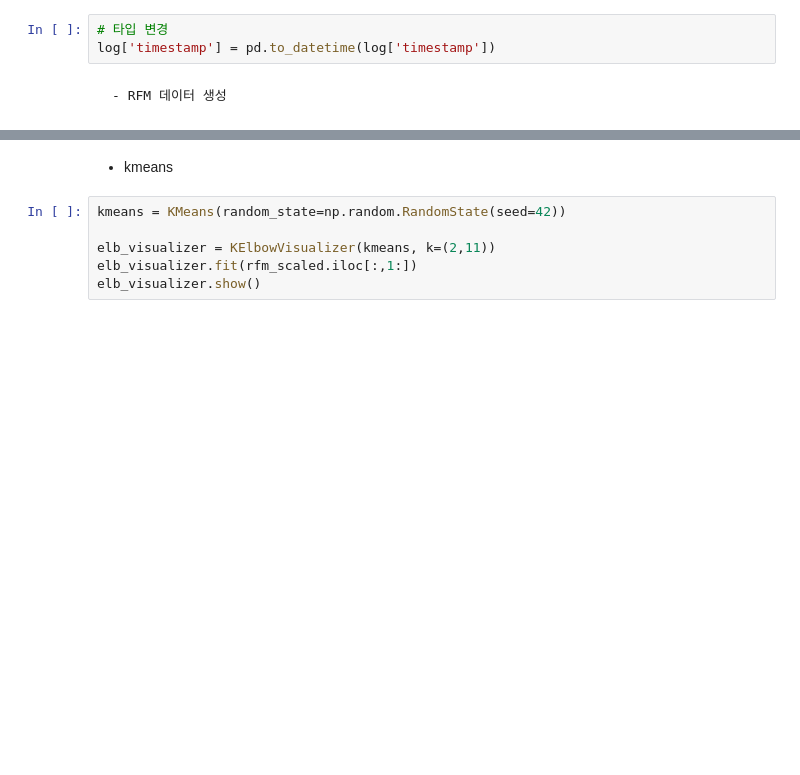
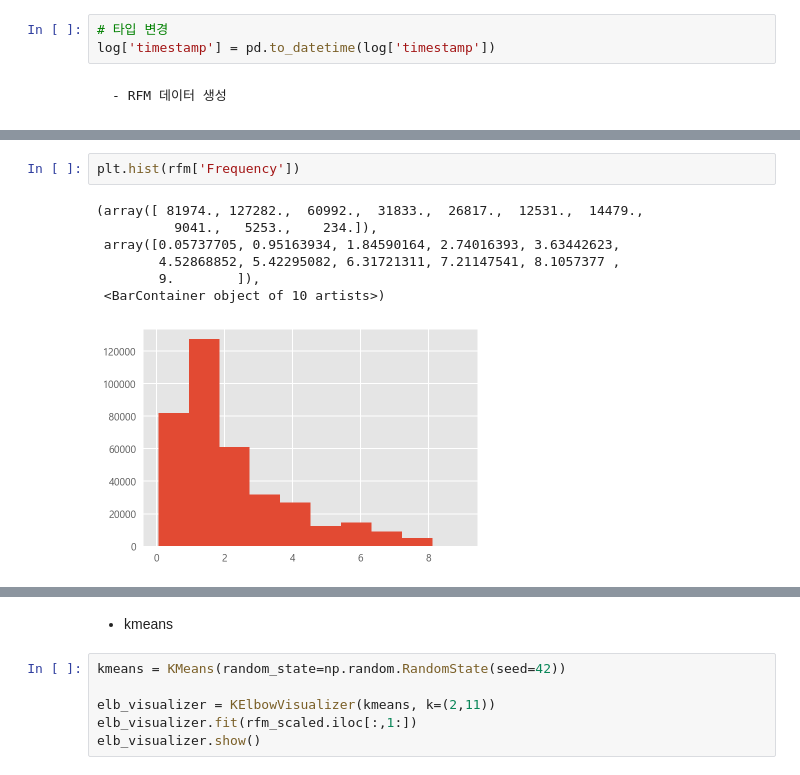
Before and after one commit to Chanjinee/BigContest2022, a Jupyter notebook: src/1013_clustering_rfm.ipynb, the cells around one changed output, grey strips where cells are left out. Saved outputs shown, nothing was run; the diff lists cells and outputs as text; blank space fills up the shorter version.

```diff
--- a/src/1013_clustering_rfm.ipynb
+++ b/src/1013_clustering_rfm.ipynb
@@ -467,0 +466,10 @@ rfm_scaled.insert(0, 'user_id', rfm['user_id']);rfm_scaled
+# %%
+plt.hist(rfm['Frequency'])
+# %% [output]
+(array([ 81974., 127282.,  60992.,  31833.,  26817.,  12531.,  14479.,
+          9041.,   5253.,    234.]),
+ array([0.05737705, 0.95163934, 1.84590164, 2.74016393, 3.63442623,
+        4.52868852, 5.42295082, 6.31721311, 7.21147541, 8.1057377 ,
+        9.        ]),
+ <BarContainer object of 10 artists>)
+[figure, added]
```
Also changed, not shown: parts of 13 cells of this notebook.
